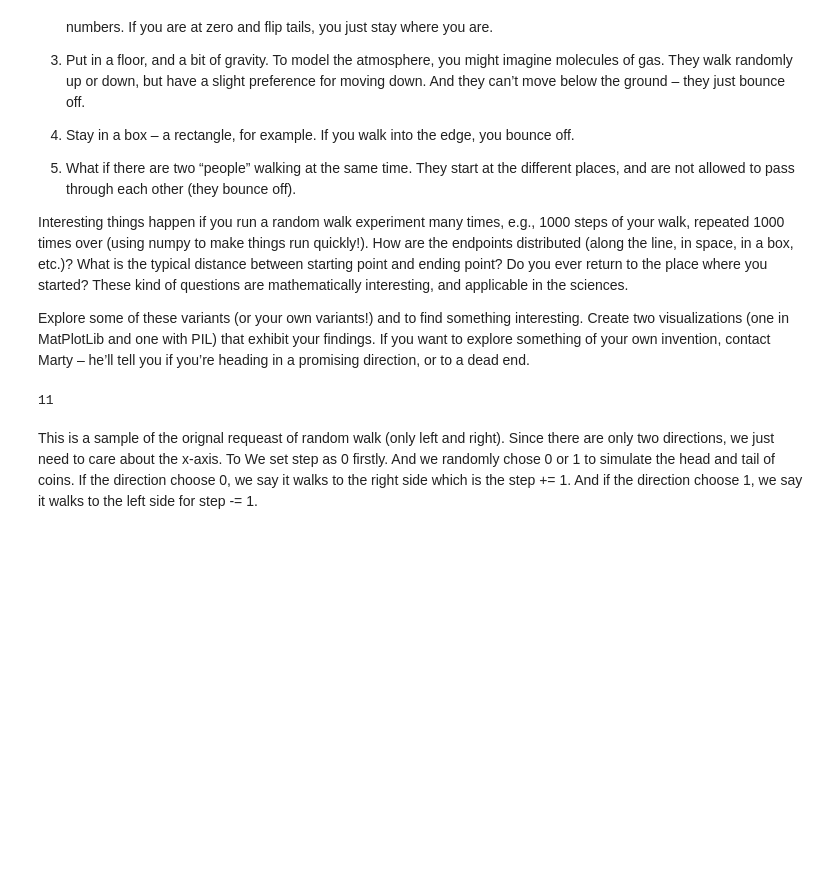
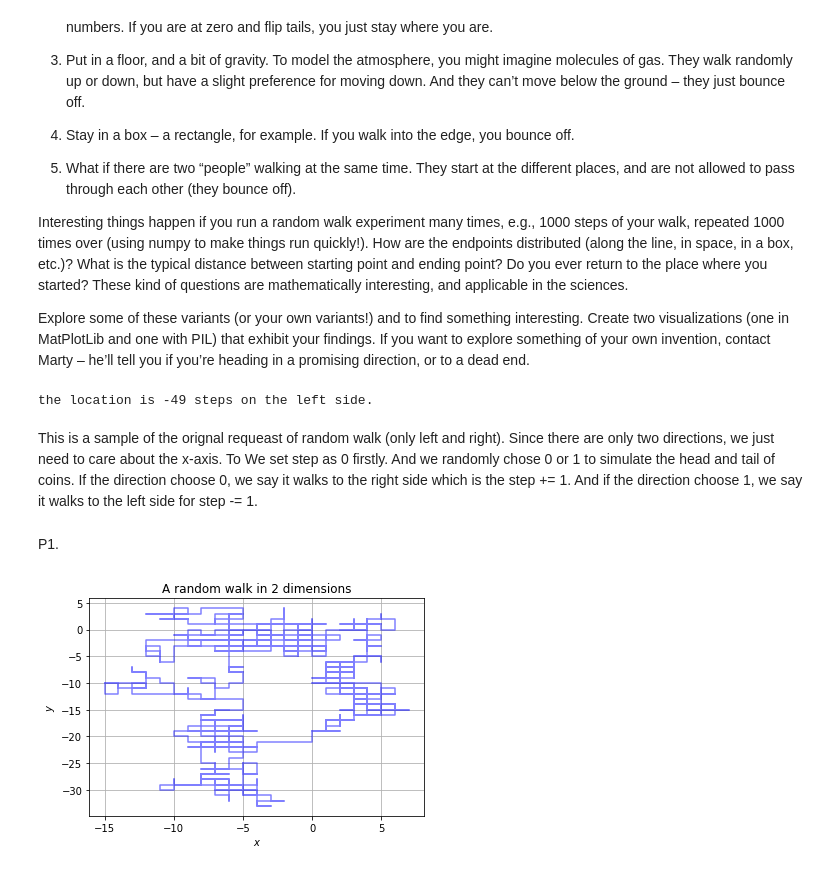
Before and after one commit to JiaqiZhang1/Math-152, a Jupyter notebook: Exploration2_Guide.ipynb, the cells around one changed output. Saved outputs shown, nothing was run; the diff lists cells and outputs as text; code cells hidden in the pictures; blank space fills up the shorter version.

```diff
--- a/Exploration2_Guide.ipynb
+++ b/Exploration2_Guide.ipynb
@@ -79,17 +81,59 @@ import random
 step = 0
 times = 1000
 i = 0
+location = []
 while i <= times:
-  direction = random.randint(0,1)
-  if direction == 0:
-    step = step + 1
-    i = i + 1
-  if direction == 1:
-    step = step - 1
-    i = i + 1
-step
+  direction = np.random.choice(['left','right'])
+  if direction == 'right':
+    step += 1
+    i += 1
+  if direction == 'left':
+    step -= 1
+    i += 1
+if step > 0:
+  print('the location is', step ,'steps on the right side.')
+elif step < 0:
+  print('the location is', step ,'steps on the left side.')
+else:
+  print('It doesn\'t move.')
 # %% [output]
-11
+the location is -49 steps on the left side.
 # %% [markdown]
 This is a sample of the orignal requeast of random walk (only left and right).
 Since there are only two directions, we just need to care about the x-axis. To We set step as 0 firstly. And we randomly chose 0 or 1 to simulate the head and tail of coins. If the direction choose 0, we say it walks to the right side which is the step += 1. And if the direction choose 1, we say it walks to the left side for step -= 1.
+# %% [markdown]
+P1.
+# %%
+xlist = np.zeros(1000) # Initialize arrays of zeros.
+ylist = np.zeros(1000)
+x_step = 0
+y_step = 0
+times = 999
+i = 0
+while i <= times:
+      xlist[i] = x_step
+      ylist[i] = y_step
+      direction = np.random.choice(['left','right','up','down'])
+      if direction == 'left':
+        x_step -= 1
+        i += 1
+      elif direction == 'right':
+        x_step += 1
+        i += 1
+      elif direction == 'up':
+        y_step += 1
+        i += 1
+      elif direction == 'down':
+        y_step -= 1
+        i += 1
+
+
+
+plt.plot(xlist, ylist, alpha=0.5, c='blue') # label for the legend.
+plt.grid() # A grid might help.
+plt.xlabel('$x$') # Notice the dollar signs... matplotlib understands basic LaTeX in text!
+plt.ylabel('$y$')
+plt.title('A random walk in 2 dimensions')
+plt.show()
+# %% [output]
+[figure, added]
```
Also changed, not shown: parts of 4 cells of this notebook.
